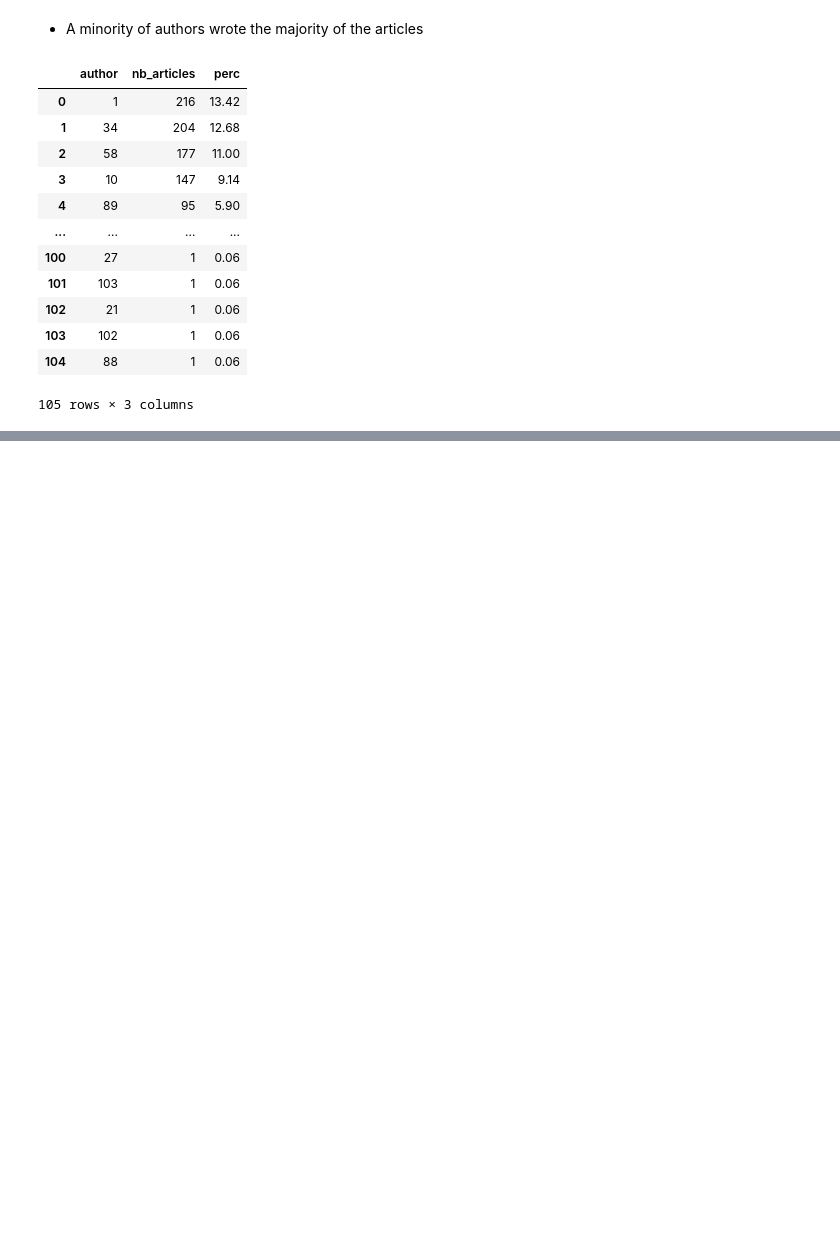
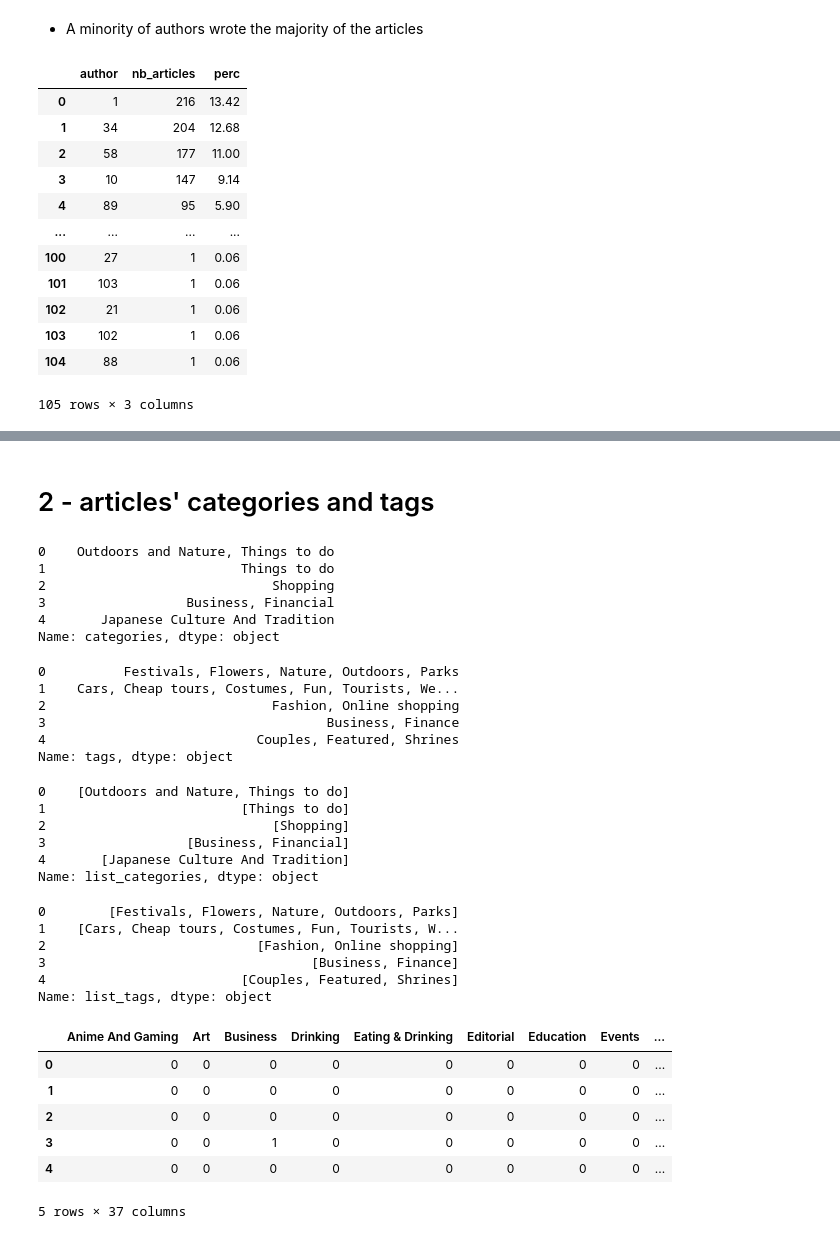
Before and after one commit to dialectique/Web-scraping-bot, a Jupyter notebook: notebooks/data_exploration.ipynb, the cells around one changed output, grey strips where cells are left out. Drawn from its saved outputs; the diff is of its cells as text; code cells hidden in the pictures; blank space fills up the shorter version.

```diff
--- a/notebooks/data_exploration.ipynb
+++ b/notebooks/data_exploration.ipynb
@@ -157,0 +153,56 @@ The top five authors wrote 839 over 1609 articles, which represent more than 52%
+# %% [markdown]
+# 2 - articles' categories and tags
+# %%
+df.categories.head()
+# %% [output]
+0    Outdoors and Nature, Things to do
+1                         Things to do
+2                             Shopping
+3                  Business, Financial
+4       Japanese Culture And Tradition
+Name: categories, dtype: object
+# %%
+df.tags.head()
+# %% [output]
+0          Festivals, Flowers, Nature, Outdoors, Parks
+1    Cars, Cheap tours, Costumes, Fun, Tourists, We...
+2                             Fashion, Online shopping
+3                                    Business, Finance
+4                           Couples, Featured, Shrines
+Name: tags, dtype: object
+# %%
+# convert categories into lists of strings
+df['categories'] = df['categories'].fillna("")
+df['list_categories'] = df['categories'].apply(lambda x: x.split(', '))
+df['list_categories'].head()
+# %% [output]
+0    [Outdoors and Nature, Things to do]
+1                         [Things to do]
+2                             [Shopping]
+3                  [Business, Financial]
+4       [Japanese Culture And Tradition]
+Name: list_categories, dtype: object
+# %%
+# convert tags into lists of strings
+df['tags'] = df['tags'].fillna("")
+df['list_tags'] = df['tags'].apply(lambda x: x.split(', '))
+df['list_tags'].head()
+# %% [output]
+0        [Festivals, Flowers, Nature, Outdoors, Parks]
+1    [Cars, Cheap tours, Costumes, Fun, Tourists, W...
+2                           [Fashion, Online shopping]
+3                                  [Business, Finance]
+4                         [Couples, Featured, Shrines]
+Name: list_tags, dtype: object
+# %%
+# turn categories into a matrix-like representation
+df_categories = pd.get_dummies(df['list_categories'].apply(pd.Series).stack()).groupby(level=0).sum()
+df_categories.head()
+# %% [output]
+|  | Anime And Gaming | Art | Business | Drinking | Eating & Drinking | Editorial | Education | Events | ... |
+| 0 | 0 | 0 | 0 | 0 | 0 | 0 | 0 | 0 | ... |
+| 1 | 0 | 0 | 0 | 0 | 0 | 0 | 0 | 0 | ... |
+| 2 | 0 | 0 | 0 | 0 | 0 | 0 | 0 | 0 | ... |
+| 3 | 0 | 0 | 1 | 0 | 0 | 0 | 0 | 0 | ... |
+| 4 | 0 | 0 | 0 | 0 | 0 | 0 | 0 | 0 | ... |
+5 rows × 37 columns
```
Also changed, not shown: parts of 15 cells of this notebook.
